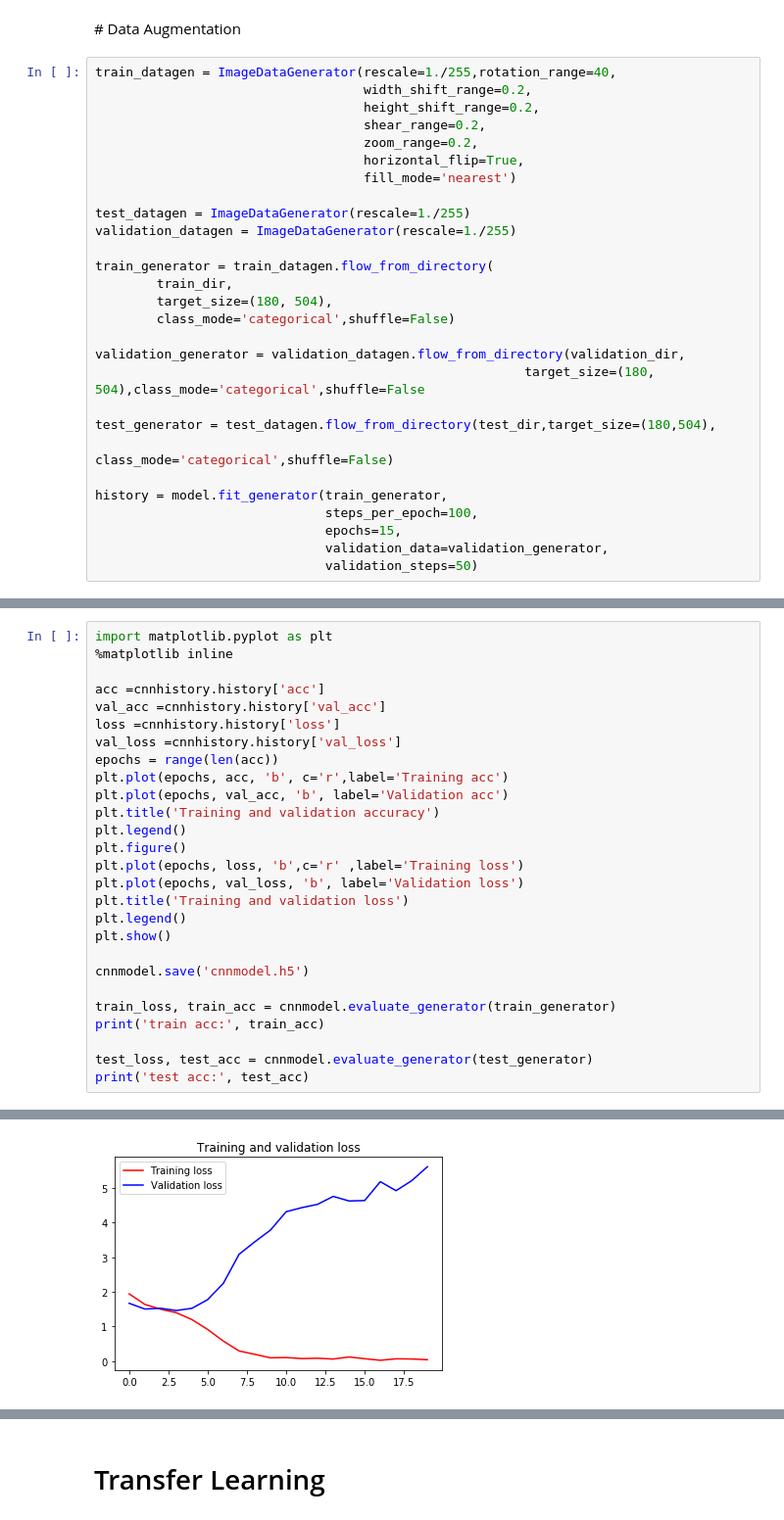
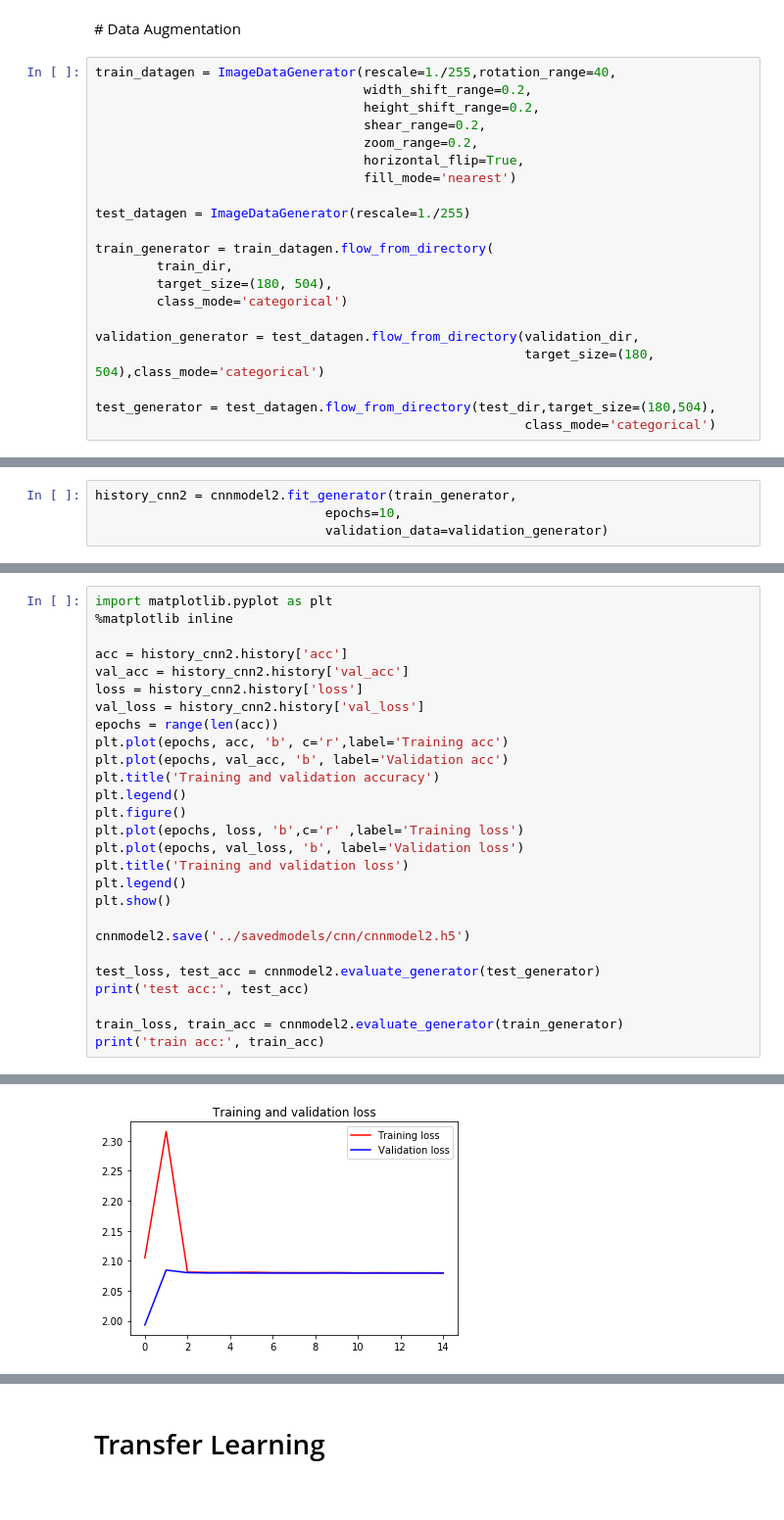
Before and after one commit to megan91292/Final-Capstone, a Jupyter notebook: Models/CNN & Transfer Learning.ipynb, the cells around one changed output, grey strips where cells are left out. Shown: that part at 98% size. Drawn from its saved outputs; the diff is of its cells as text.

Commit message:
Add some figures & final notebooks

```diff
--- a/Models/CNN & Transfer Learning.ipynb
+++ b/Models/CNN & Transfer Learning.ipynb
@@ -185,21 +163,14 @@ train_datagen = ImageDataGenerator(rescale=1./255,rotation_range=40,
                                    fill_mode='nearest')
 
 test_datagen = ImageDataGenerator(rescale=1./255)
-validation_datagen = ImageDataGenerator(rescale=1./255)
 
 train_generator = train_datagen.flow_from_directory(
         train_dir,
         target_size=(180, 504),
-        class_mode='categorical',shuffle=False)
+        class_mode='categorical')
 
-validation_generator = validation_datagen.flow_from_directory(validation_dir,
-                                                        target_size=(180, 504),class_mode='categorical',shuffle=False
+validation_generator = test_datagen.flow_from_directory(validation_dir,
+                                                        target_size=(180, 504),class_mode='categorical')
 
 test_generator = test_datagen.flow_from_directory(test_dir,target_size=(180,504),
-                                                        class_mode='categorical',shuffle=False)
-
-history = model.fit_generator(train_generator,
-                              steps_per_epoch=100,
-                              epochs=15,
-                              validation_data=validation_generator,
-                              validation_steps=50)
+                                                        class_mode='categorical')
@@ -250,0 +204,4 @@ Epoch 17/20
+# %%
+history_cnn2 = cnnmodel2.fit_generator(train_generator,
+                              epochs=10,
+                              validation_data=validation_generator)
@@ -252,10 +227,10 @@ Epoch 17/20
 import matplotlib.pyplot as plt
 %matplotlib inline
 
-acc =cnnhistory.history['acc']
-val_acc =cnnhistory.history['val_acc']
-loss =cnnhistory.history['loss']
-val_loss =cnnhistory.history['val_loss']
+acc = history_cnn2.history['acc']
+val_acc = history_cnn2.history['val_acc']
+loss = history_cnn2.history['loss']
+val_loss = history_cnn2.history['val_loss']
 epochs = range(len(acc))
 plt.plot(epochs, acc, 'b', c='r',label='Training acc')
 plt.plot(epochs, val_acc, 'b', label='Validation acc')
@@ -268,11 +243,11 @@ plt.title('Training and validation loss')
 plt.legend()
 plt.show()
 
-cnnmodel.save('cnnmodel.h5')
+cnnmodel2.save('../savedmodels/cnn/cnnmodel2.h5')
 
-train_loss, train_acc = cnnmodel.evaluate_generator(train_generator)
+test_loss, test_acc = cnnmodel2.evaluate_generator(test_generator)
+print('test acc:', test_acc)
+
+train_loss, train_acc = cnnmodel2.evaluate_generator(train_generator)
 print('train acc:', train_acc)
-
-test_loss, test_acc = cnnmodel.evaluate_generator(test_generator)
-print('test acc:', test_acc)
 # %% [output]
@@ -280 +255 @@ print('test acc:', test_acc)
-[figure, old version]
+[figure, new version]
```
Also changed, not shown: parts of 47 cells of this notebook, 8 other files.
